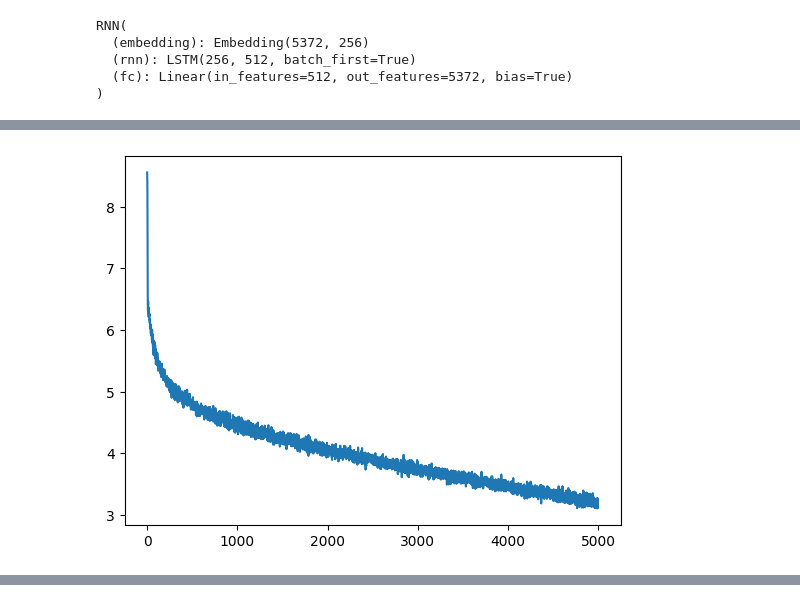
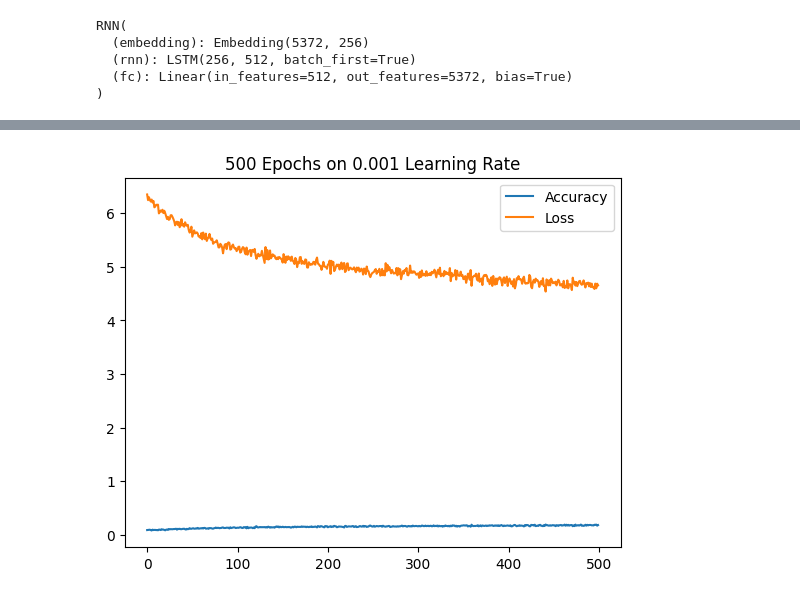
Before and after one commit to PremKumar-V/Advance_Projects, a Jupyter notebook: LLM_Base.ipynb, the cells around one changed output, grey strips where cells are left out. Saved outputs shown, nothing was run; the diff lists cells and outputs as text; code cells hidden in the pictures.

```diff
--- a/LLM_Base.ipynb
+++ b/LLM_Base.ipynb
@@ -236,5 +267,3 @@ Epoch 4500 loss: 3.3529
-# %%
-plt.plot(arrayForPlot)
-plt.show()
-# %% [output]
-[figure, removed]
+# %%
+train(model, 0.001, 500)
+# %% [output]
@@ -241,2 +271,3 @@ plt.show()
+[figure, added]
 # %%
 def top_p_sampling(logits, temperature=1.0, top_p=0.9):
```
Also changed, not shown: parts of 14 cells of this notebook.
